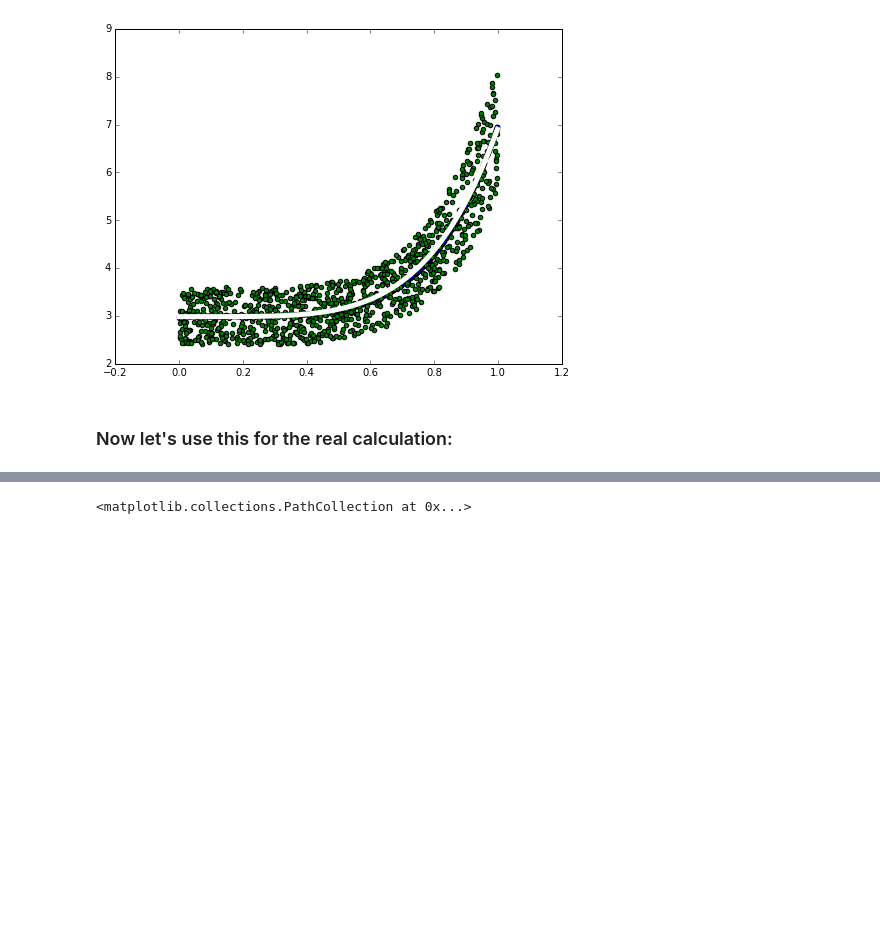
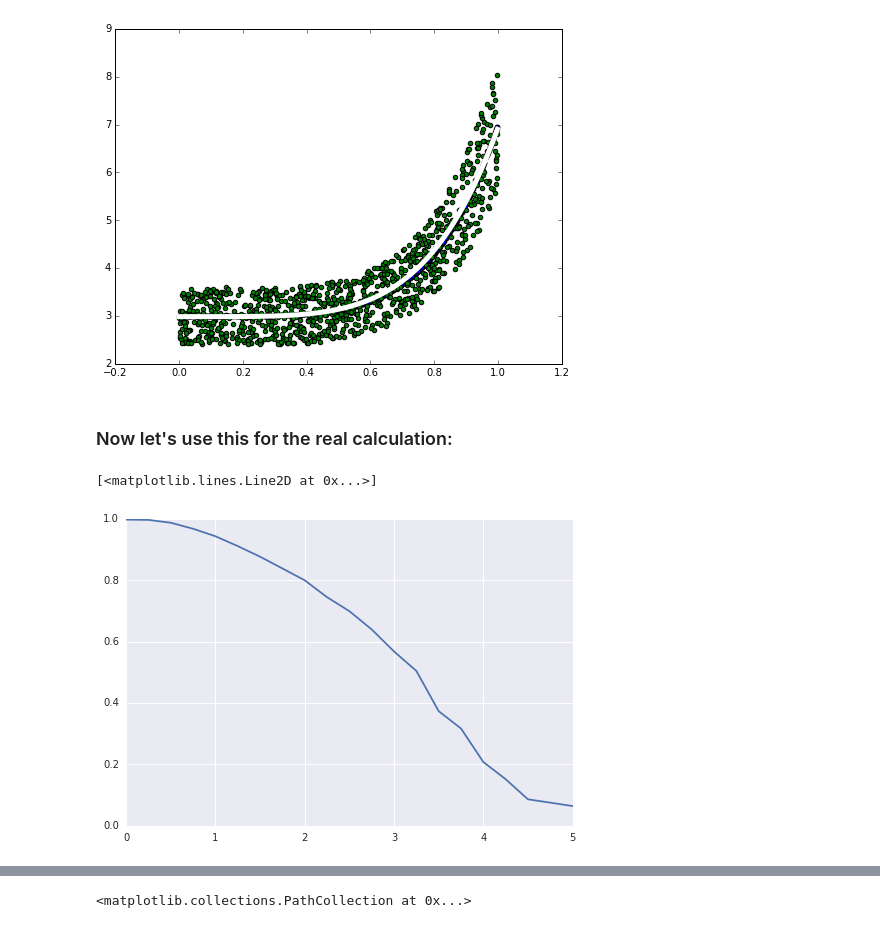
Before and after one commit to chargus/active, a Jupyter notebook: active.ipynb, the cells around one changed output, grey strips where cells are left out. Cells and saved outputs as stored; diff of their text form; code cells hidden in the pictures; blank space fills up the shorter version.

```diff
--- a/active.ipynb
+++ b/active.ipynb
@@ -194,3 +194,20 @@ ax.plot(linexs, f(linexs, *res['x']), lw=5, c='w', zorder=1)
 [figure]
 # %% [markdown]
 ### Now let's use this for the real calculation:
+# %%
+etas = np.linspace(0, 5, 21)
+# ns = [40, 100, 400, 1000]
+n = 400
+vas = []
+for eta in etas:
+    path = 'sim0/eta_{}n_{}'.format(eta, n)
+    ttraj = np.load(path + '_ttraj.npy')
+    ptraj = np.load(path + '_ptraj.npy')
+    avg_order_param = np.mean(active.va_traj(ttraj)[100:])
+    vas.append(avg_order_param)
+vas = np.array(vas)
+# %%
+plt.plot(etas, vas)
+# %% [output]
+[<matplotlib.lines.Line2D at 0x...>]
+[figure, added]
```
Also changed, not shown: parts of 2 cells of this notebook, 1 other file.
